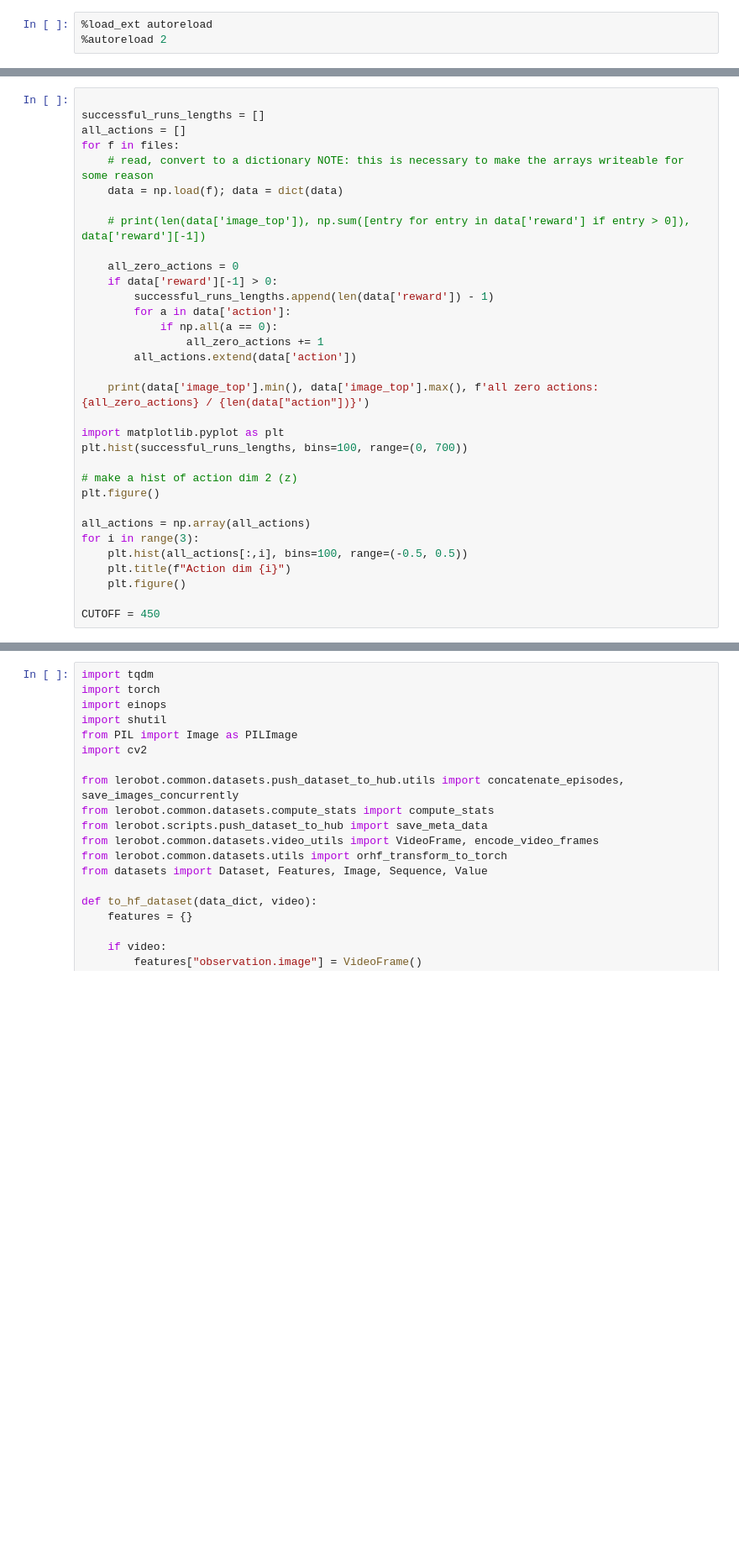
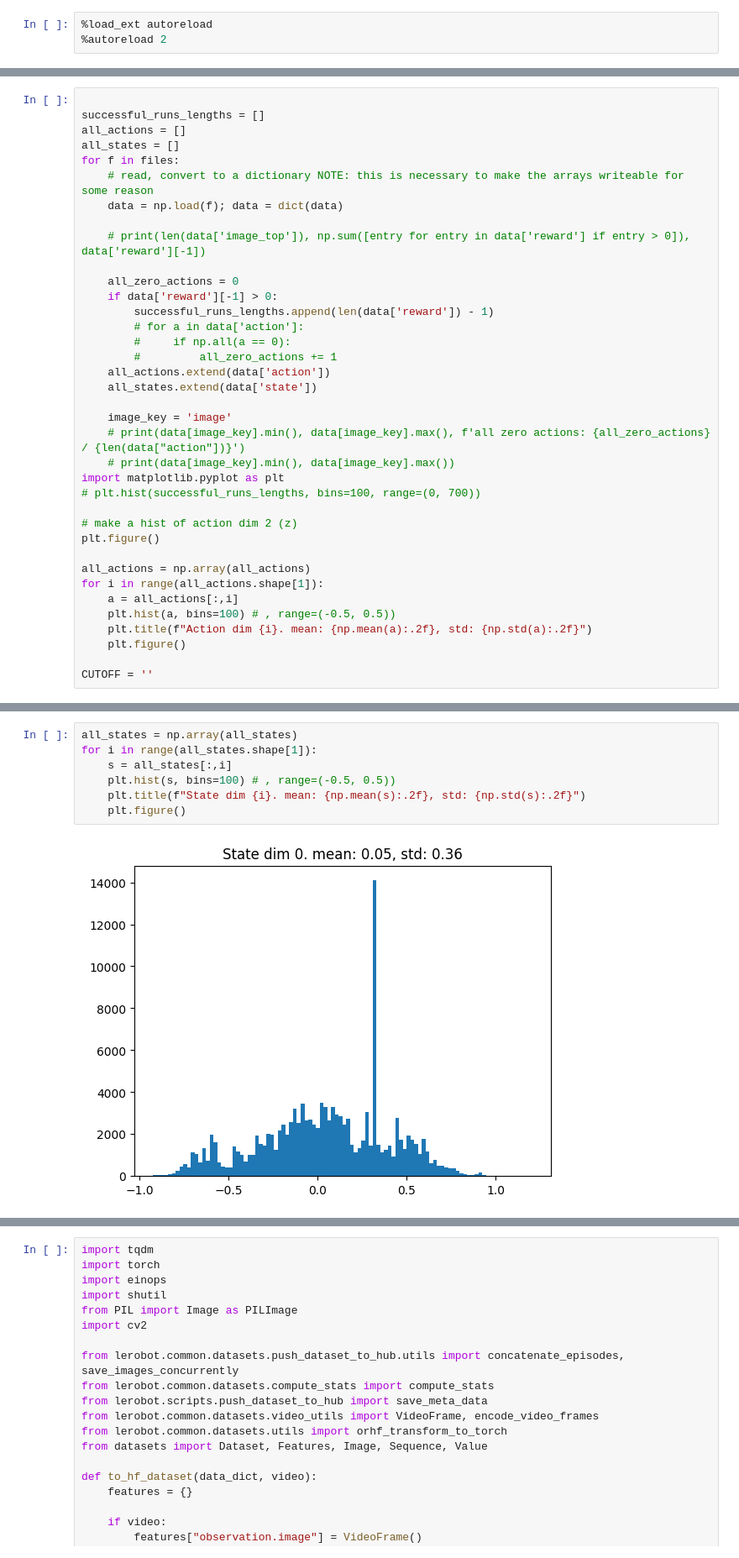
Before and after one commit to dirkmcpherson/lerobot, a Jupyter notebook: lerobot/scripts/local_dataset.ipynb, the cells around one changed output, grey strips where cells are left out. Shown at 84% size. Drawn from its saved outputs; the diff is of its cells as text; blank space fills up the shorter version.

```diff
--- a/lerobot/scripts/local_dataset.ipynb
+++ b/lerobot/scripts/local_dataset.ipynb
@@ -77,6 +105,7 @@ for k,v in data.items():
 
 successful_runs_lengths = []
 all_actions = []
+all_states = []
 for f in files:
     # read, convert to a dictionary NOTE: this is necessary to make the arrays writeable for some reason
     data = np.load(f); data = dict(data)
@@ -86,23 +115,26 @@ for f in files:
     all_zero_actions = 0
     if data['reward'][-1] > 0:
         successful_runs_lengths.append(len(data['reward']) - 1)
-        for a in data['action']:
-            if np.all(a == 0):
-                all_zero_actions += 1
-        all_actions.extend(data['action'])
+        # for a in data['action']:
+        #     if np.all(a == 0):
+        #         all_zero_actions += 1
+    all_actions.extend(data['action'])
+    all_states.extend(data['state'])
 
-    print(data['image_top'].min(), data['image_top'].max(), f'all zero actions: {all_zero_actions} / {len(data["action"])}')
-
+    image_key = 'image'
+    # print(data[image_key].min(), data[image_key].max(), f'all zero actions: {all_zero_actions} / {len(data["action"])}')
+    # print(data[image_key].min(), data[image_key].max())
 import matplotlib.pyplot as plt
-plt.hist(successful_runs_lengths, bins=100, range=(0, 700))
+# plt.hist(successful_runs_lengths, bins=100, range=(0, 700))
 
 # make a hist of action dim 2 (z)
 plt.figure()
 
 all_actions = np.array(all_actions)
-for i in range(3):
-    plt.hist(all_actions[:,i], bins=100, range=(-0.5, 0.5))
-    plt.title(f"Action dim {i}")
+for i in range(all_actions.shape[1]):
+    a = all_actions[:,i]
+    plt.hist(a, bins=100) # , range=(-0.5, 0.5))
+    plt.title(f"Action dim {i}. mean: {np.mean(a):.2f}, std: {np.std(a):.2f}")
     plt.figure()
 
-CUTOFF = 450
+CUTOFF = ''
@@ -108,0 +150,9 @@ CUTOFF = 450
+# %%
+all_states = np.array(all_states)
+for i in range(all_states.shape[1]):
+    s = all_states[:,i]
+    plt.hist(s, bins=100) # , range=(-0.5, 0.5))
+    plt.title(f"State dim {i}. mean: {np.mean(s):.2f}, std: {np.std(s):.2f}")
+    plt.figure()
+# %% [output]
+[figure, added]
```
Also changed, not shown: parts of 9 cells of this notebook, 4 other files.
